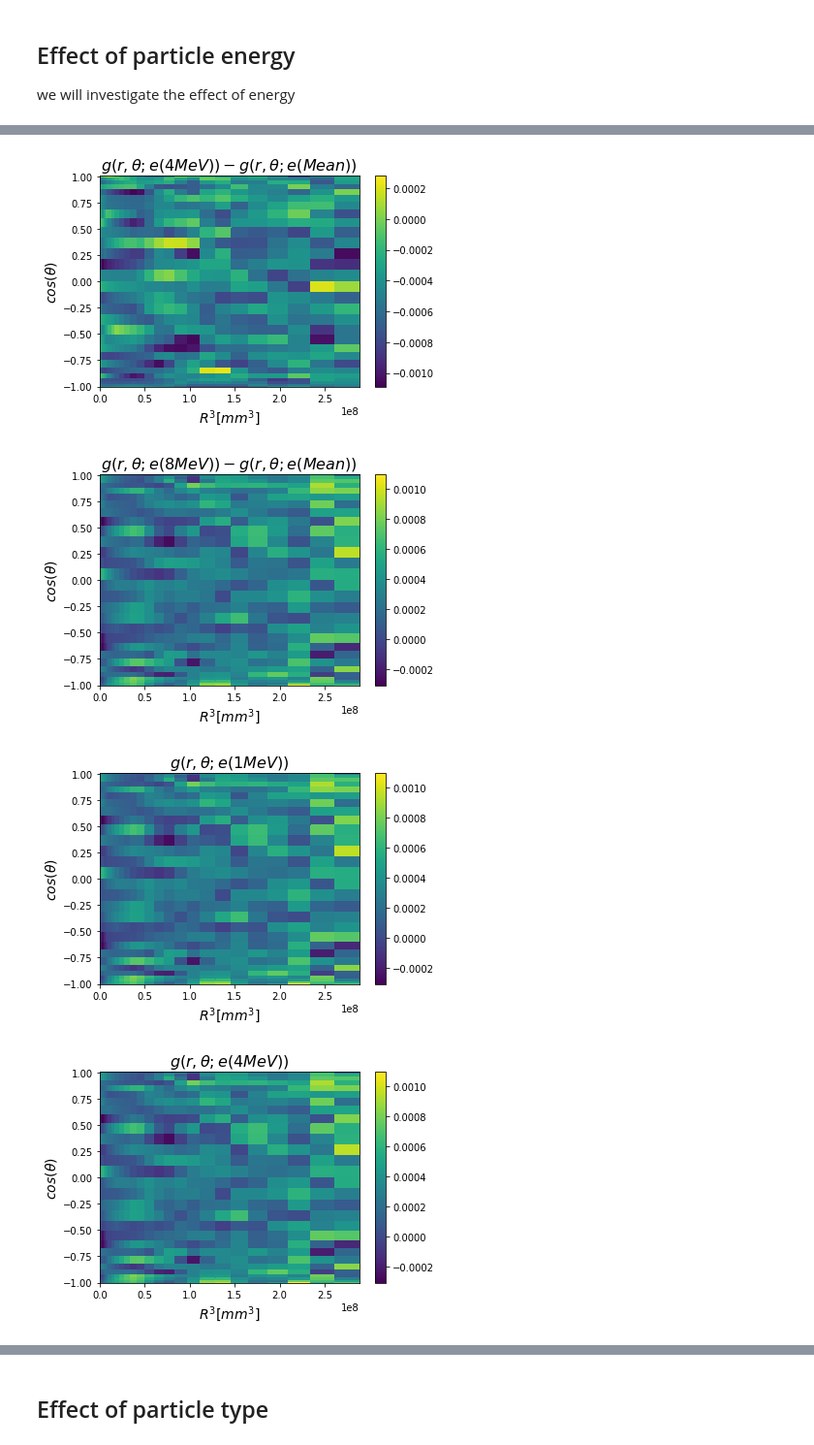
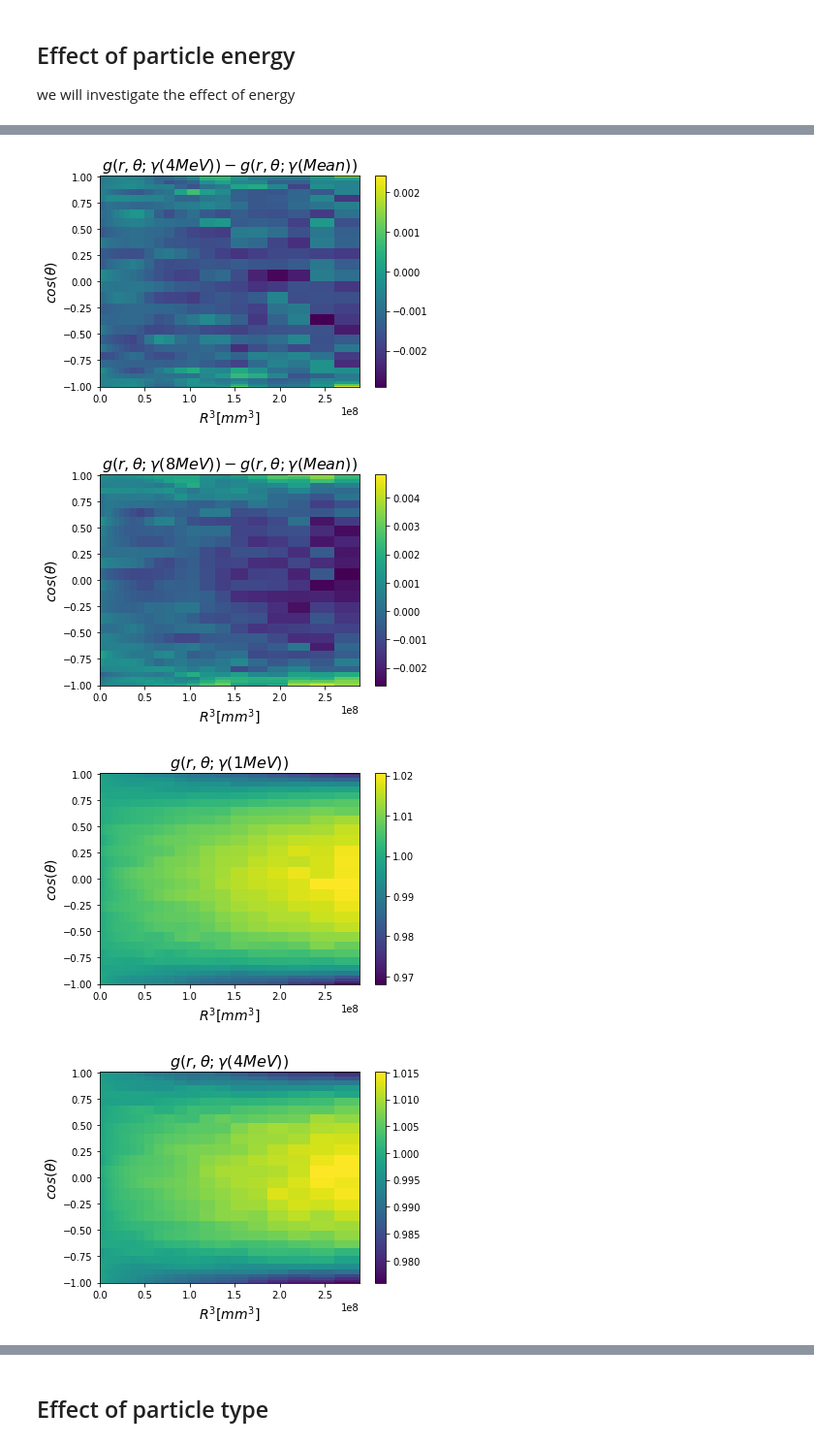
Before and after one commit to XuHangkun/TAO_Calibration, a Jupyter notebook: Nonuniformity/ipynb/compare_ideal_nonuniformity.ipynb, the cells around one changed output, grey strips where cells are left out. Shown at 97% size. Cells and saved outputs as stored; diff of their text form; code cells hidden in the pictures.

```diff
--- a/Nonuniformity/ipynb/compare_ideal_nonuniformity.ipynb
+++ b/Nonuniformity/ipynb/compare_ideal_nonuniformity.ipynb
@@ -70,9 +89,21 @@ def save_fig(func,ralative_path,title="map",radius_cut=650):
+# %%
+# load all map
+sources = ["gamma","electron","positron"]
+labels = ["\\gamma","e^{-}","e^{+}"]
+all_maps = []
+mean_maps = []
+energy = [1,4,8]
+for source in sources:
+    files = [os.path.join(Nonuniformity_Path,"data/map/","ideal_nonuniformity_%s_%sMeV.pkl"%(source,e)) for e in energy]
+    maps = [pkl.load(open(file,"rb")) for file in files]
+    all_maps.append(maps)
+    mean_maps.append(MeanMap(maps))
 # %% [markdown]
 ## Effect of particle energy
 we will investigate the effect of energy
 # %%
-source = "electron"
-label = "e"
+source = "gamma"
+label = "\\gamma"
 energy = [1,4,8]
 files = [os.path.join(Nonuniformity_Path,"data/map/","ideal_nonuniformity_%s_%sMeV.pkl"%(source,e)) for e in energy]
 maps = [pkl.load(open(file,"rb")) for file in files]
@@ -80,7 +111,7 @@ mean_map = MeanMap(maps)
 diff_maps = [DiffMap(e_m,mean_map) for e_m in maps]
 save_fig(mean_map,
         ralative_path="data/paper_fig/compare_ideal_nonuniformity/ideal_mean_%s_nonuniformity.pdf"%(source),
-        title="$g(r,\\theta;Mean%s(n)$)"%(label)
+        title="$g(r,\\theta;%s(Mean)$)"%(label)
         )
 # save the difference
 for diff,e in zip(diff_maps,energy):
@@ -88,9 +119,9 @@ for diff,e in zip(diff_maps,energy):
           ralative_path="data/paper_fig/compare_ideal_nonuniformity/diff_ideal_%s_%sMeV-mean.pdf"%(source,e),
           title="$g(r,\\theta;%s(%dMeV))- g(r,\\theta;%s(Mean))$"%(label,e,label)
           )
-# save the difference
+# save the map
 for map,e in zip(maps,energy):
-    save_fig(diff,
+    save_fig(map,
           ralative_path="data/paper_fig/compare_ideal_nonuniformity/ideal_%s_%sMeV_nonuniformity.pdf"%(source,e),
           title="$g(r,\\theta;%s(%dMeV))$"%(label,e)
           )
@@ -100,4 +134,4 @@ for map,e in zip(maps,energy):
-[figure, old version]
+[figure, new version]
-[figure, old version]
+[figure, new version]
-[figure, old version]
+[figure, new version]
-[figure, old version]
+[figure, new version]
```
Also changed, not shown: parts of 6 cells of this notebook.
